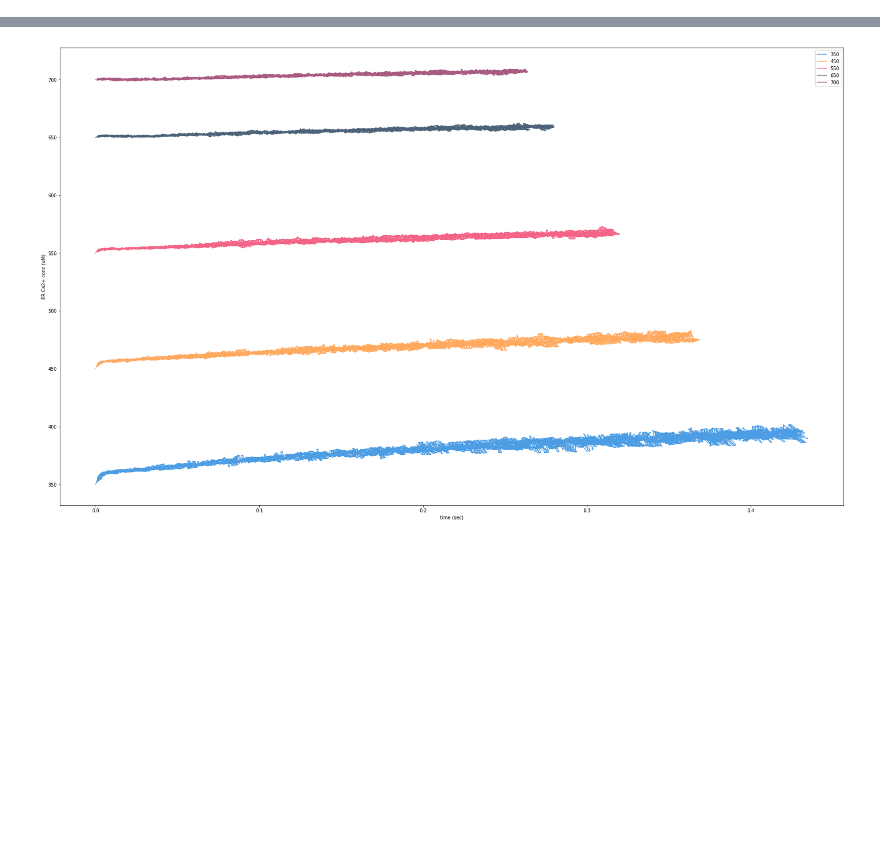
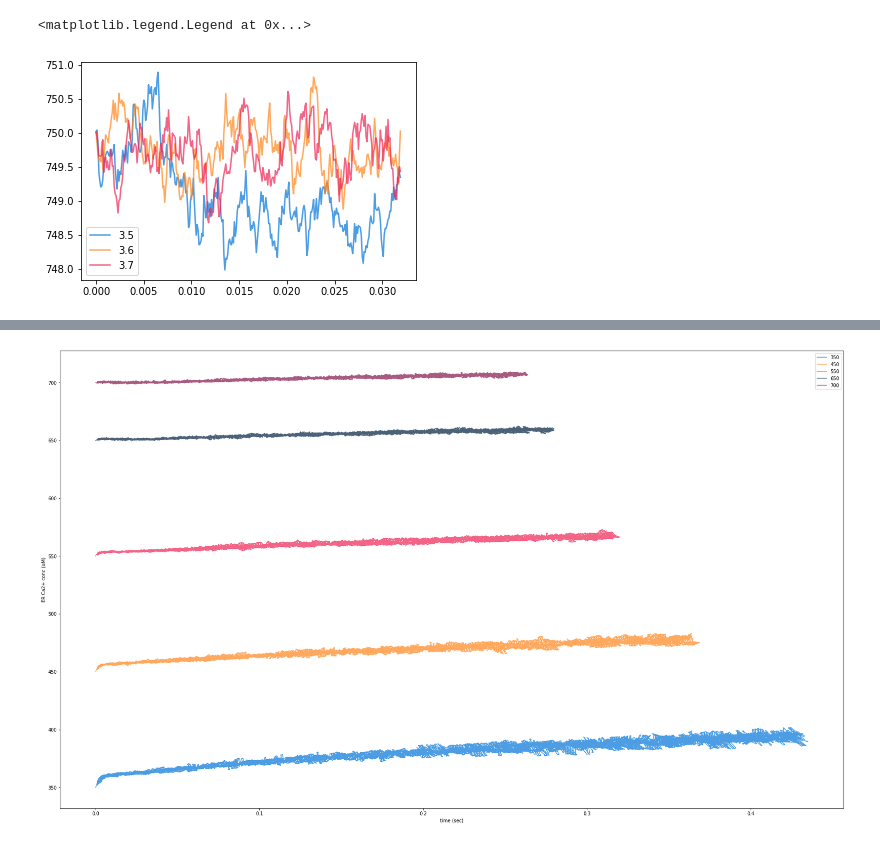
Before and after one commit to KabirDabholkar/tripartiteSynapse, a Jupyter notebook: tools/tools/SERCA brute 4 .ipynb, the cells around one changed output, grey strips where cells are left out. Drawn from its saved outputs; the diff is of its cells as text; code cells hidden in the pictures; blank space fills up the shorter version.

```diff
--- a/tools/tools/SERCA brute 4 .ipynb
+++ b/tools/tools/SERCA brute 4 .ipynb
@@ -51,10 +51,11 @@ def write_mdl(file_name,outfolder,iterations,ic,sf,sm,serca_frac,write=True):
             //isi = "40"
         sprintf(VDCC, "%g", VDCC_number_presynaptic)
         sprintf(f_mult, "%g", f)
+        sprintf(s_mult, "%g", sm)
         sprintf(init_er_conc, "%g", ca_conc_presynaptic_er*1e6)
         fname =
 
-        output_folder = outputLoc & "ppf/" & fname & "/" & f_mult & "/" & init_er_conc & "/s_" & my_seed
+        output_folder = outputLoc & "ppf/" & fname & "/sm" & s_mult & "/" & f_mult & "/" & init_er_conc & "/s_" & my_seed
 
     /* Rates for P/Q-type Voltage Dependent Calcium Channels */
     /* From Bischoffberger et al., 2005, , Biophys. J.*/
@@ -116,0 +148,34 @@ p=subprocess.call(["rsync","-arhP","subhadra@192.168.1.244:/storage/subhadra/kab
+# %%
+#average
+ic=750
+
+serca_mult=[3,6,9,12]
+serca_f=[3.5,3.6,3.7]
+
+for sm in serca_mult:
+    for sf in serca_f:
+        averager("/data/kabir/output/ppf/brute7/sm"+str(sm)+"/"+str(sf)+"/"+str(ic)+"/")
+# %%
+data={}
+ic=750
+for sm in serca_mult:
+    data[sm]={}
+    for sf in serca_f:
+        data_file='/data/kabir/output/ppf/brute7/sm'+str(sm)+"/"+str(sf)+'/'+str(ic)+'/Average/ca.dat'
+        #print data_file
+        data[sm][sf]=np.loadtxt(data_file)
+        data[sm][sf].T[1]*=1e15/N_avo/vol_er*1e6 #micromolar
+# %%
+#plot
+color=["#0074D9", "#FF851B", "#EE2255", "#001f3f", "#85144b", "#39CCCC", "#FFDC00",
+       "#2ECC40", "#7FDBFF", "#B10DC9", "#3D9970", "#AAAAAA", "#000000"]
+sm=12
+for i,sf in enumerate(serca_f):
+    ydata=data[sm][sf].T[1]
+    xdata=data[sm][sf].T[0]
+    #ydata = gaussian_filter1d(ydata, sigma=0)
+    plt.plot(xdata,ydata,color=color[i%12],label=str(sf), alpha=0.7)
+plt.legend()
+# %% [output]
+<matplotlib.legend.Legend at 0x...>
+[figure, added]
```
Also changed, not shown: parts of 9 cells of this notebook, 43 other files.
